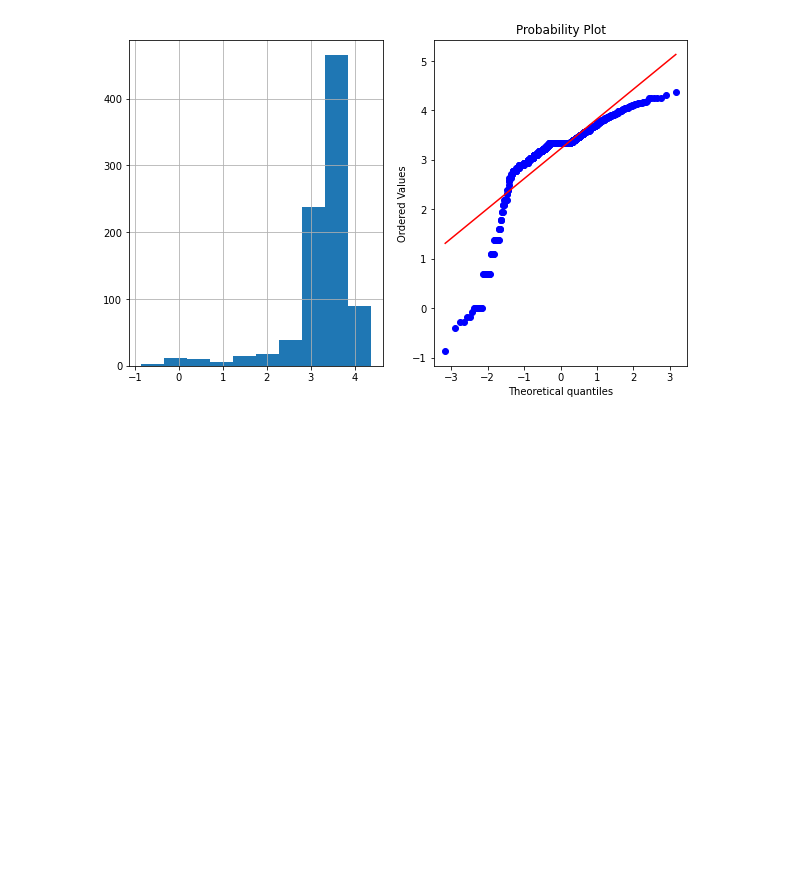
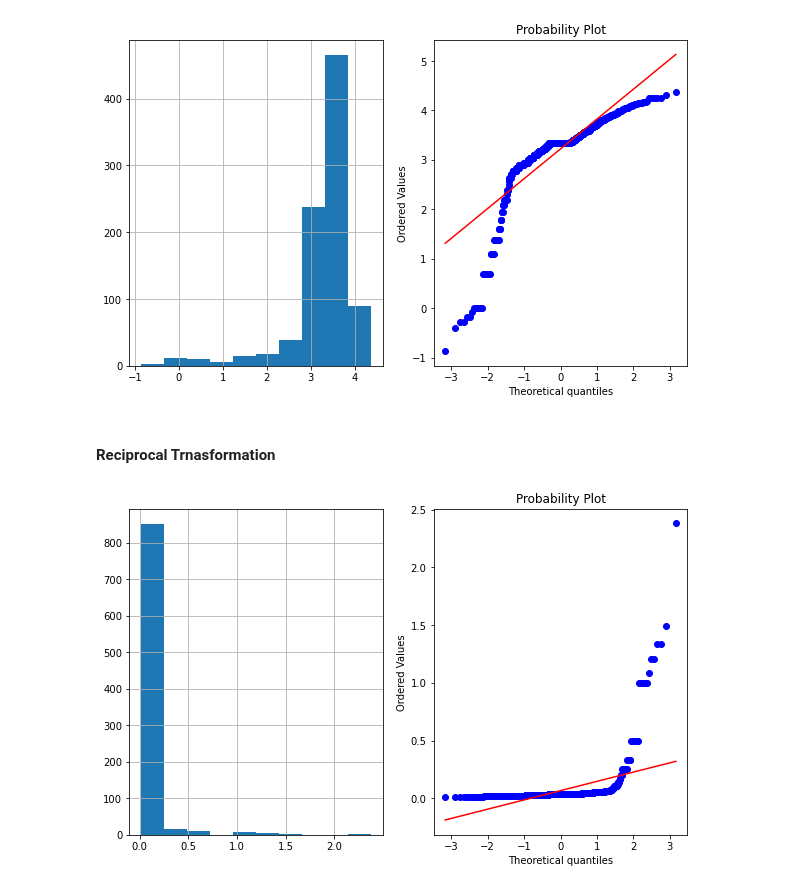
Before and after one commit to onlyabhilash/Feature-Engg, a Jupyter notebook: FeatureEngineering-StandardizationAndNormalization.ipynb, the cells around one changed output. Drawn from its saved outputs; the diff is of its cells as text; code cells hidden in the pictures; blank space fills up the shorter version.

```diff
--- a/FeatureEngineering-StandardizationAndNormalization.ipynb
+++ b/FeatureEngineering-StandardizationAndNormalization.ipynb
@@ -410,3 +417,10 @@ df['Age_log']=np.log(df['Age'])
 plot_data(df,'Age_log')
 # %% [output]
 [figure]
+# %% [markdown]
+#### Reciprocal Trnasformation
+# %%
+df['Age_reciprocal']=1/df.Age
+plot_data(df,'Age_reciprocal')
+# %% [output]
+[figure, added]
```
Also changed, not shown: parts of 10 cells of this notebook, 1 other file.
